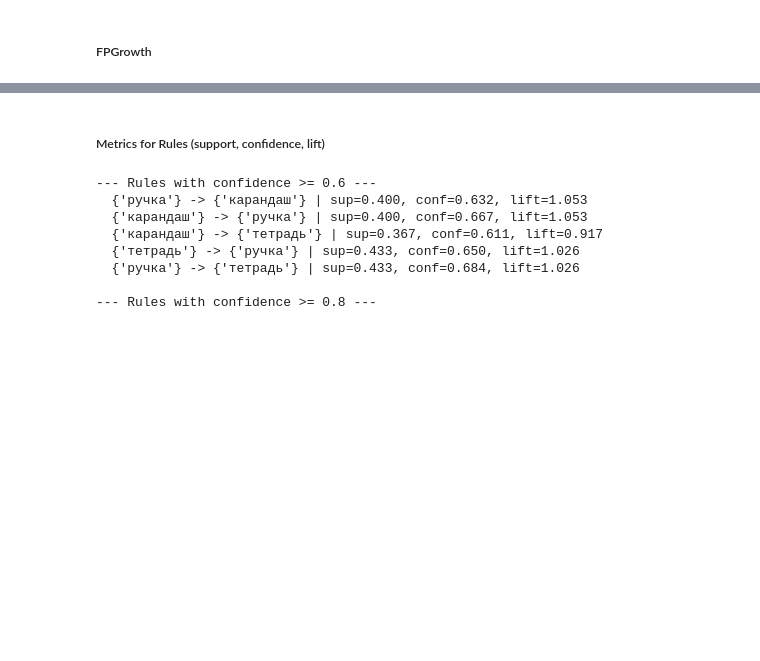
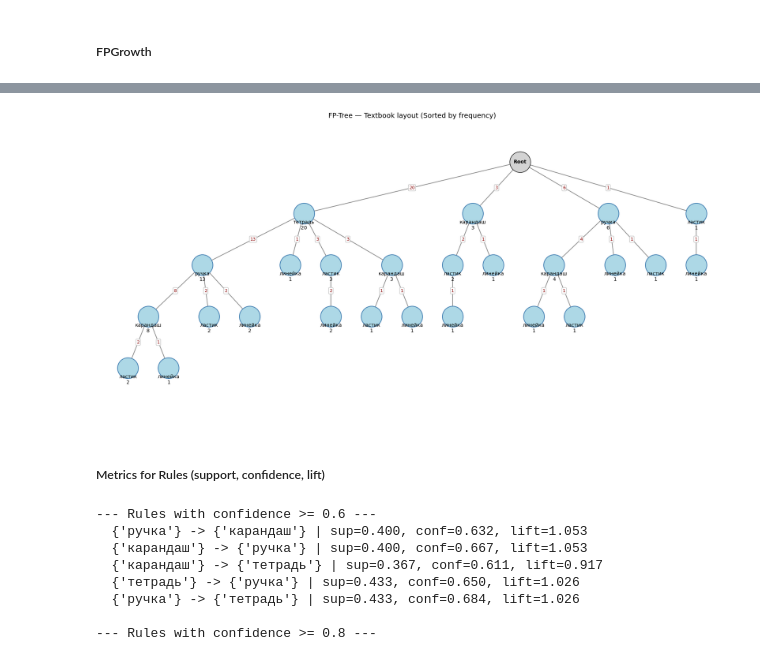
Before and after one commit to KNyathi/ICIT, a Jupyter notebook: lab1_2.ipynb, the cells around one changed output, grey strips where cells are left out. Cells and saved outputs as stored; diff of their text form; code cells hidden in the pictures; blank space fills up the shorter version.

```diff
--- a/lab1_2.ipynb
+++ b/lab1_2.ipynb
@@ -41,3 +43,14 @@ transactions = [
 
 MIN_SUPPORT = 0.3
 MIN_CONFIDENCE = 0.6
+
+min_count = int(MIN_SUPPORT * len(transactions))   # = 9
+
+item_counts = Counter()
+for t in transactions:
+    item_counts.update(t)
+
+print("Stage 1 — frequency counts (min_count =", min_count, ")")
+for it, c in item_counts.most_common():
+    kept = "✓" if c >= min_count else "✗"
+    print(f"  {kept} {it:10s} count = {c:2d}  support = {c/len(transactions):.3f}")
@@ -163,0 +302,85 @@ Time: 0.0007 s
+# %%
+def draw_tree(tree, figsize=(18, 9), node_size=1800, font_size=10,
+              title='FP-Tree'):
+    """Draw as a proper hierarchical tree: root on top, children below."""
+    coords = {}
+    next_x = [0]
+
+    def layout(node, depth):
+        y = -depth
+        if not node.children:
+            x = next_x[0]
+            next_x[0] += 1
+            coords[node] = (x, y)
+            return x
+        child_xs = [layout(c, depth+1) for c in node.children.values()]
+        x = sum(child_xs) / len(child_xs)
+        coords[node] = (x, y)
+        return x
+
+    layout(tree.root, 0)
+
+    fig, ax = plt.subplots(figsize=figsize)
+
+    # Edges (parent → child) with count labels
+    for node in coords:
+        for child in node.children.values():
+            x1, y1 = coords[node]
+            x2, y2 = coords[child]
+            ax.plot([x1, x2], [y1, y2], color='#888', linewidth=1.4, zorder=1)
+            mx, my = (x1 + x2) / 2, (y1 + y2) / 2
+            ax.text(mx, my, str(child.count), fontsize=9, color='darkred',
+                    ha='center', va='center',
+                    bbox=dict(boxstyle='round,pad=0.2',
+                              fc='white', ec='#bbb', alpha=0.9))
+
+    # Nodes
+    for node, (x, y) in coords.items():
+        if node.name is None:
+            ax.scatter(x, y, s=node_size, c='lightgray',
+                       edgecolors='black', zorder=2)
+            ax.text(x, y, 'Root', ha='center', va='center',
+                    fontsize=font_size, fontweight='bold')
+        else:
+            ax.scatter(x, y, s=node_size, c='lightblue',
+                       edgecolors='steelblue', linewidths=1.5, zorder=2)
+            ax.text(x, y - 0.12, f'{node.name}\n{node.count}',
+                    ha='center', va='top', fontsize=font_size)
+
+    ax.set_title(title, fontsize=14)
+    ax.axis('off')
+    ax.set_ylim(-tree.depth() - 1, 0.8)
+    plt.tight_layout()
+    plt.savefig('fp_tree_stationery.png', dpi=150, bbox_inches='tight')
+    plt.show()
+
+from collections import Counter
+
+# 1. Calculate frequencies from the CURRENT transactions
+item_counts = Counter()
+for t in transactions:
+    item_counts.update(t)
+
+# 2. Print to verify it matches your table
+print("Frequency check:")
+for item, count in item_counts.most_common():
+    print(f"{item}: {count}")
+
+# 3. Create the rank: most frequent gets rank 0 (тетрадь), next gets 1 (ручка)
+sorted_items = item_counts.most_common()
+rank = {item: i for i, (item, count) in enumerate(sorted_items)}
+
+# 4. Re-sort every transaction so the most frequent item is ALWAYS first
+sorted_transactions = []
+for t in transactions:
+    filtered = sorted(t, key=lambda x: rank[x])
+    sorted_transactions.append(filtered)
+
+# 5. Build the tree
+tree = FPTree()
+for t in sorted_transactions:
+    tree.add_transaction(t)
+
+# 6. Draw it
+draw_tree(tree, title='FP-Tree — Textbook layout (Sorted by frequency)')
+# %% [output]
@@ -164,3 +393,4 @@ Time: 0.0007 s
+[figure, added]
 # %% [markdown]
 ##### Metrics for Rules (support, confidence, lift)
 # %%
```
Also changed, not shown: parts of 10 cells of this notebook, 3 other files.
